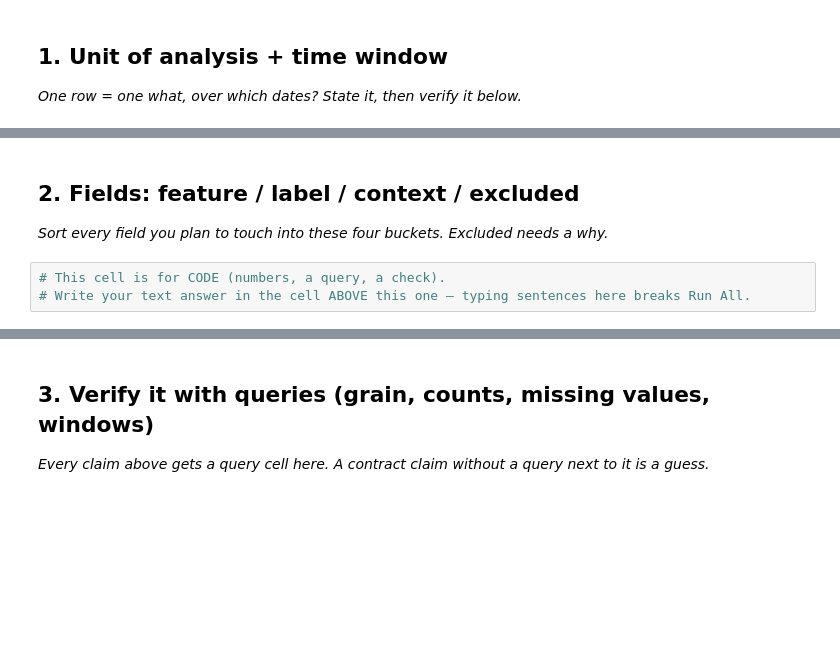
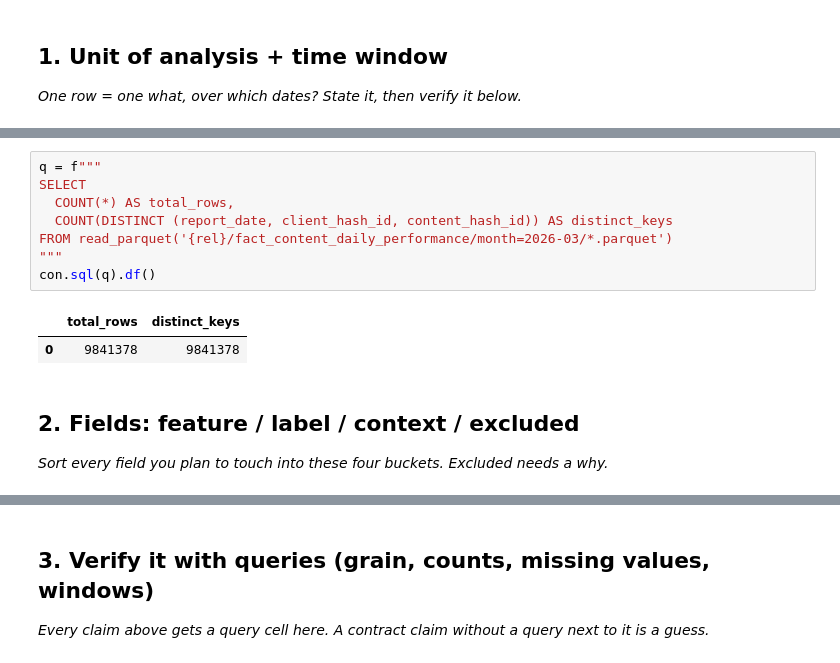
Before and after one commit to EimanZahra1472/flyrank-ml-internship-starter, a Jupyter notebook: work/notebooks/w03_data_contract.ipynb, the cells around one changed output, grey strips where cells are left out. Saved outputs shown, nothing was run; the diff lists cells and outputs as text; blank space fills up the shorter version.

```diff
--- a/work/notebooks/w03_data_contract.ipynb
+++ b/work/notebooks/w03_data_contract.ipynb
@@ -16,7 +59,15 @@ This skeleton is yours to fill. Work the sections **in order** — each one has
+# %%
+q = f"""
+SELECT
+  COUNT(*) AS total_rows,
+  COUNT(DISTINCT (report_date, client_hash_id, content_hash_id)) AS distinct_keys
+FROM read_parquet('{rel}/fact_content_daily_performance/month=2026-03/*.parquet')
+"""
+con.sql(q).df()
+# %% [output]
+|  | total_rows | distinct_keys |
+| 0 | 9841378 | 9841378 |
 # %% [markdown]
 ## 2. Fields: feature / label / context / excluded
 
 *Sort every field you plan to touch into these four buckets. Excluded needs a why.*
-# %%
-# This cell is for CODE (numbers, a query, a check).
-# Write your text answer in the cell ABOVE this one — typing sentences here breaks Run All.
```
Also changed, not shown: parts of 17 cells of this notebook.
